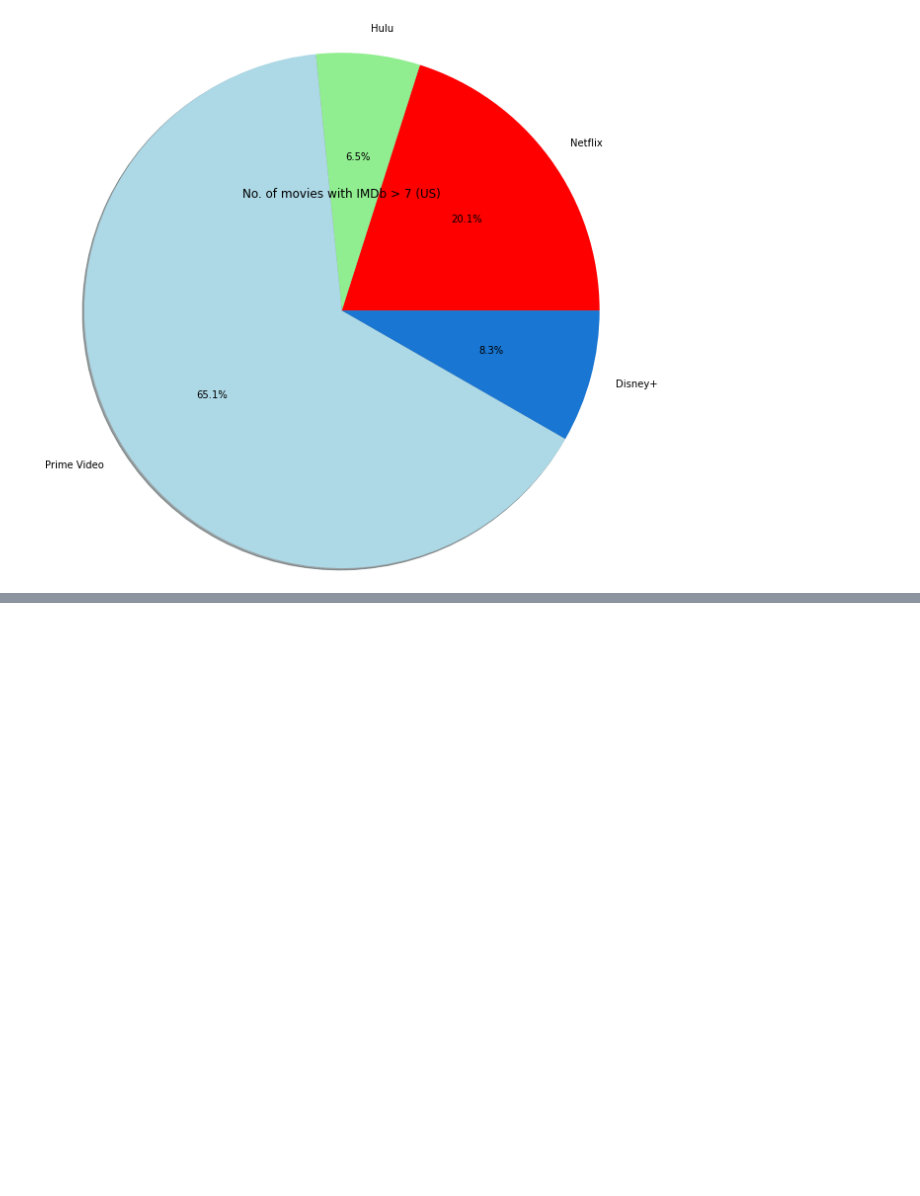
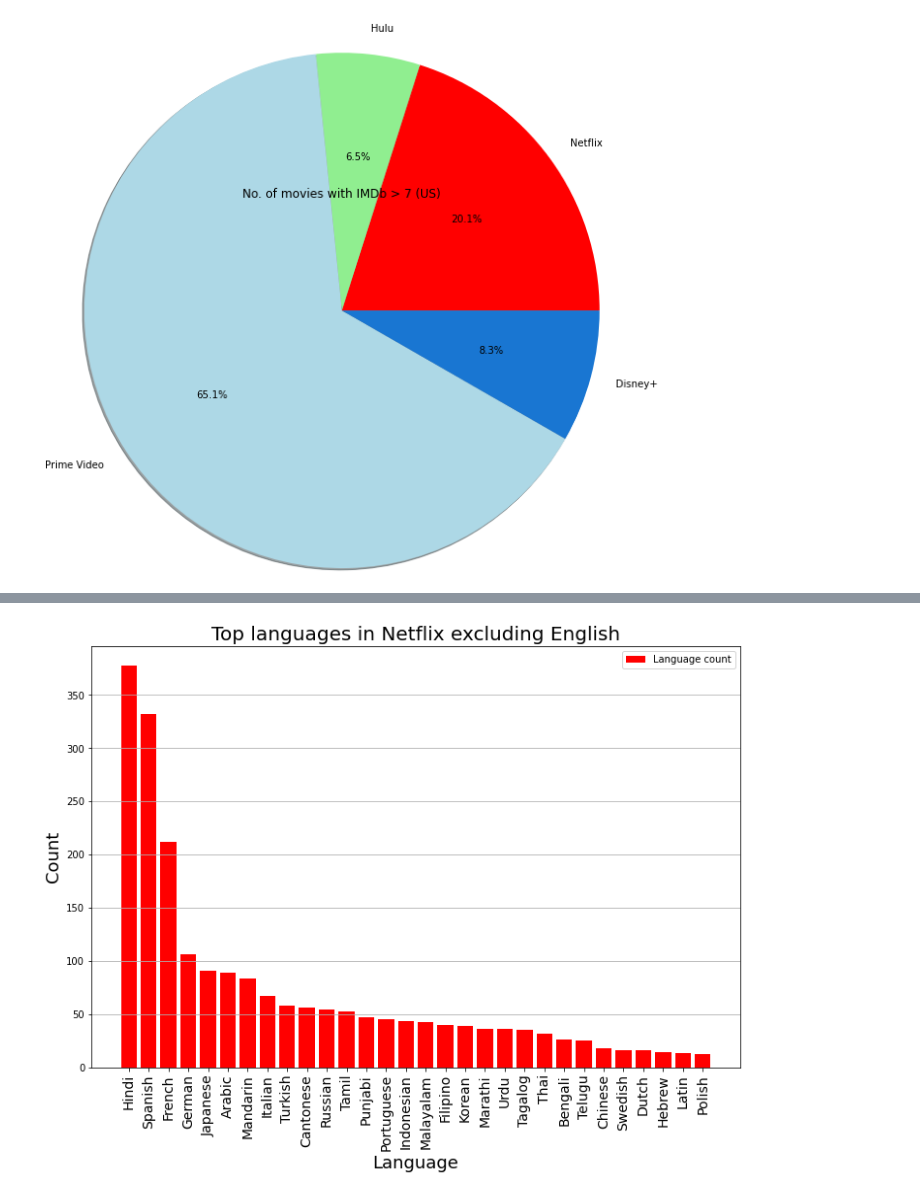
Before and after one commit to jacance/streaming-service-analysis, a Jupyter notebook: pristine_justin_new.ipynb, the cells around one changed output, grey strips where cells are left out. Cells and saved outputs as stored; diff of their text form; code cells hidden in the pictures; blank space fills up the shorter version.

```diff
--- a/pristine_justin_new.ipynb
+++ b/pristine_justin_new.ipynb
@@ -1237,0 +1212,29 @@ plt.show()
+# %%
+#Select the top 30 languages excluding English by value counts
+
+
+netflix_lang_top = netflix_lang_sort[1:31]
+
+
+
+#Specify x & y values
+xvalues = netflix_lang_top['Language'].values
+yvalues= netflix_lang_top['Counts'].values
+
+#Plot the bar chart
+plt.figure(figsize=(12,8))
+plt.grid(axis='y')
+plt.bar(xvalues, yvalues, label='Language count', color='red', alpha = 1, align="center")
+plt.xticks(netflix_lang_top['Language'].values, rotation=90, fontsize=14)
+
+# Set a Title and labels
+plt.title("Top languages in Netflix excluding English", fontsize=20)
+plt.xlabel("Language", fontsize=18)
+plt.ylabel("Count", fontsize=18)
+plt.legend()
+
+# Save the figure & show fig
+#plt.savefig("Images/languages.png")
+plt.show()
+# %% [output]
+[figure, added]
```
Also changed, not shown: parts of 21 cells of this notebook.
